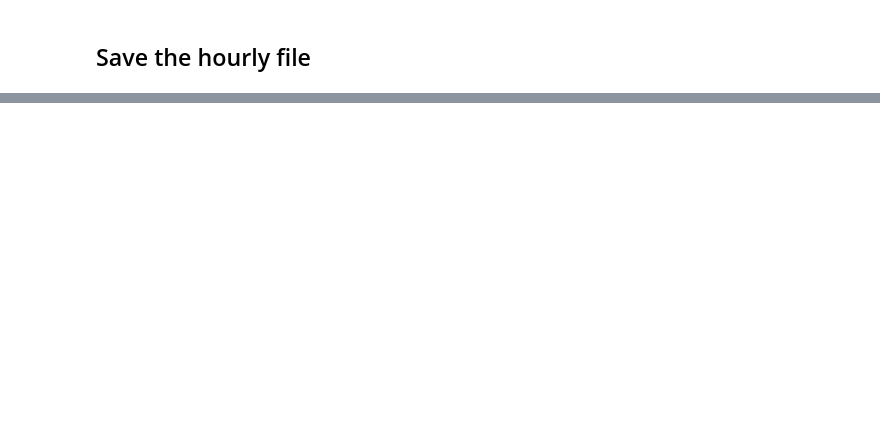
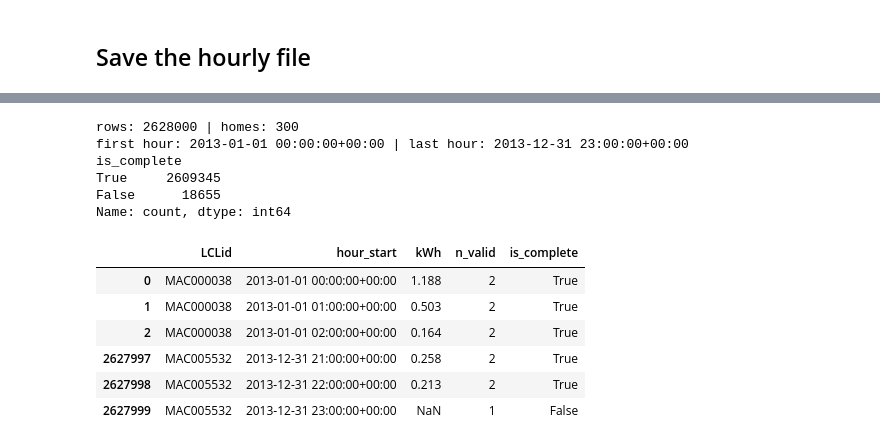
Before and after one commit to Fadhlallah-Almohammed/household-energy-prediction, a Jupyter notebook: notebooks/M2/prepare_hourly_data.ipynb, the cells around one changed output, grey strips where cells are left out. Cells and saved outputs as stored; diff of their text form; code cells hidden in the pictures; blank space fills up the shorter version.

```diff
--- a/notebooks/M2/prepare_hourly_data.ipynb
+++ b/notebooks/M2/prepare_hourly_data.ipynb
@@ -167,0 +502,21 @@ hourly.head()
+# %%
+saved = pd.read_csv(hourly_path)
+saved["hour_start"] = pd.to_datetime(saved["hour_start"], utc=True)
+print("rows:", len(saved), "| homes:", saved["LCLid"].nunique())
+print("first hour:", saved["hour_start"].min(), "| last hour:", saved["hour_start"].max())
+print(saved["is_complete"].value_counts())
+pd.concat([saved.head(3), saved.tail(3)])
+# %% [output]
+rows: 2628000 | homes: 300
+first hour: 2013-01-01 00:00:00+00:00 | last hour: 2013-12-31 23:00:00+00:00
+is_complete
+True     2609345
+False      18655
+Name: count, dtype: int64
+|  | LCLid | hour_start | kWh | n_valid | is_complete |
+| 0 | MAC000038 | 2013-01-01 00:00:00+00:00 | 1.188 | 2 | True |
+| 1 | MAC000038 | 2013-01-01 01:00:00+00:00 | 0.503 | 2 | True |
+| 2 | MAC000038 | 2013-01-01 02:00:00+00:00 | 0.164 | 2 | True |
+| 2627997 | MAC005532 | 2013-12-31 21:00:00+00:00 | 0.258 | 2 | True |
+| 2627998 | MAC005532 | 2013-12-31 22:00:00+00:00 | 0.213 | 2 | True |
+| 2627999 | MAC005532 | 2013-12-31 23:00:00+00:00 | NaN | 1 | False |
```
Also changed, not shown: parts of 47 cells of this notebook.
